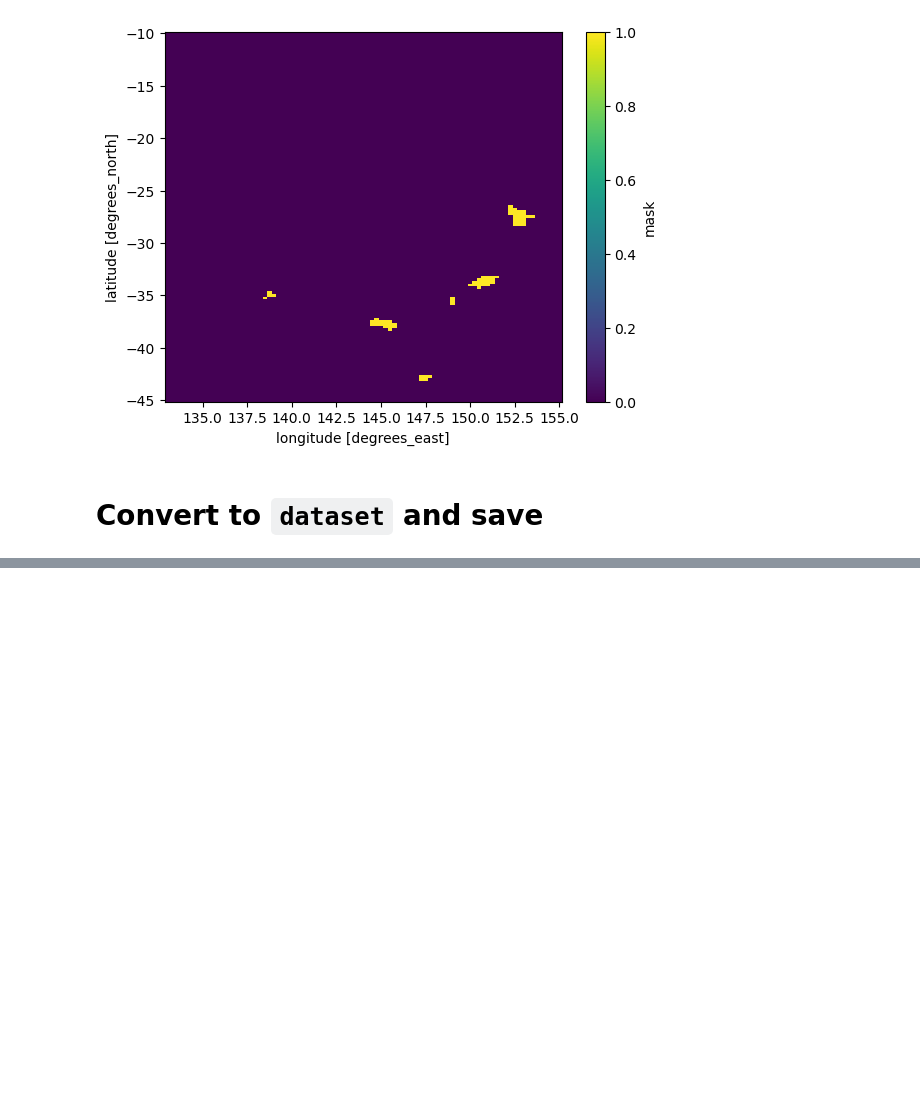
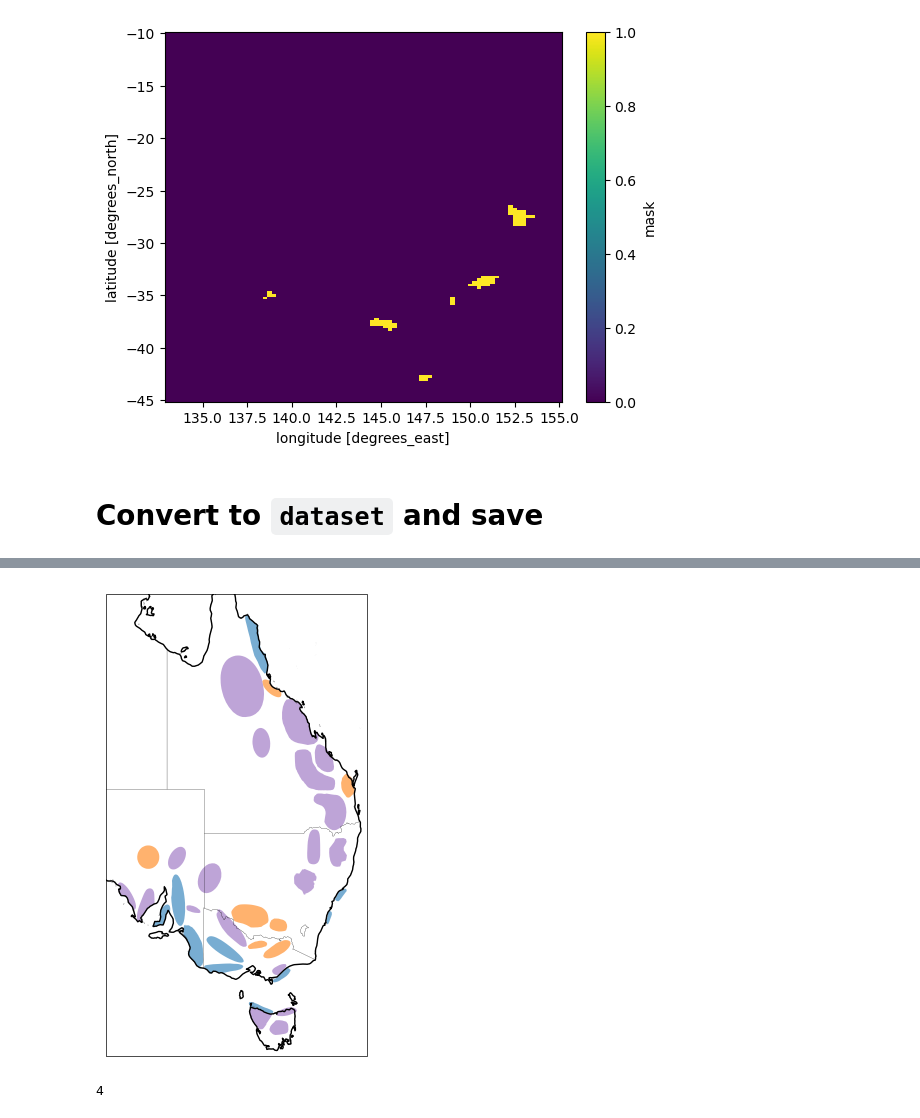
Before and after one commit to dougrichardson/Richardson_2023_energy, a Jupyter notebook: 0a_prepare_masks.ipynb, the cells around one changed output, grey strips where cells are left out. Drawn from its saved outputs; the diff is of its cells as text; code cells hidden in the pictures; blank space fills up the shorter version.

Commit message:
Plotted REZ by state and by energy type

```diff
--- a/0a_prepare_masks.ipynb
+++ b/0a_prepare_masks.ipynb
@@ -178,0 +181,18 @@ gccsa_mask_ds.to_netcdf('/g/data/w42/dr6273/work/projects/Aus_energy/data/gccsa_
+# %%
+import numpy as np
+
+%matplotlib inline
+import matplotlib
+import matplotlib.pyplot as plt
+from mpl_toolkits.axes_grid1.inset_locator import inset_axes
+
+import cartopy.crs as ccrs
+import cartopy
+cartopy.config['pre_existing_data_dir'] = '/g/data/w42/dr6273/work/data/cartopy-data/'
+cartopy.config['data_dir'] = '/g/data/w42/dr6273/work/data/cartopy-data/'
+# %%
+import functions as fn
+
+plt_params = fn.get_plot_params()
+prop_cycle = plt.rcParams['axes.prop_cycle']
+colors = prop_cycle.by_key()['color']
@@ -178,0 +225,39 @@ gccsa_mask_ds.to_netcdf('/g/data/w42/dr6273/work/projects/Aus_energy/data/gccsa_
+# %%
+with plt.rc_context(plt_params):
+    fig, ax = plt.subplots(1, 1, figsize=(6.9, 6), subplot_kw={'projection': ccrs.PlateCarree()})
+    # ax.set_extent([112, 155, -10, -44])
+    ax.add_feature(
+        cartopy.feature.NaturalEarthFeature(
+            category='cultural',
+            name='admin_1_states_provinces',
+            scale='10m'
+        ),
+        facecolor='none',
+        edgecolor='k',
+        lw=.1
+    )
+    # ax.add_feature(
+    #     cartopy.feature.OCEAN, facecolor='white', zorder=2
+    # )
+    ax.coastlines()
+
+    alpha=0.6
+    for i in range(len(rez_gpd)):
+        d = rez_gpd.iloc[i:i+1]
+        code = d.iloc[0]['energy_code']
+        if (code == 1) | (code == 5):
+            d.plot(ax=ax, alpha=alpha, color=colors[0])
+        elif (code == 2) | (code == 6):
+            d.plot(ax=ax, alpha=alpha, color=colors[1])
+        elif (code == 3) | (code == 7):
+            d.plot(ax=ax, alpha=alpha, color=colors[4])
+        elif code == 4:
+            pass
+        else:
+            raise ValueError('Incorrect code')
+# %% [output]
+[figure, added]
+# %%
+code
+# %% [output]
+4
```
Also changed, not shown: parts of 9 cells of this notebook.
